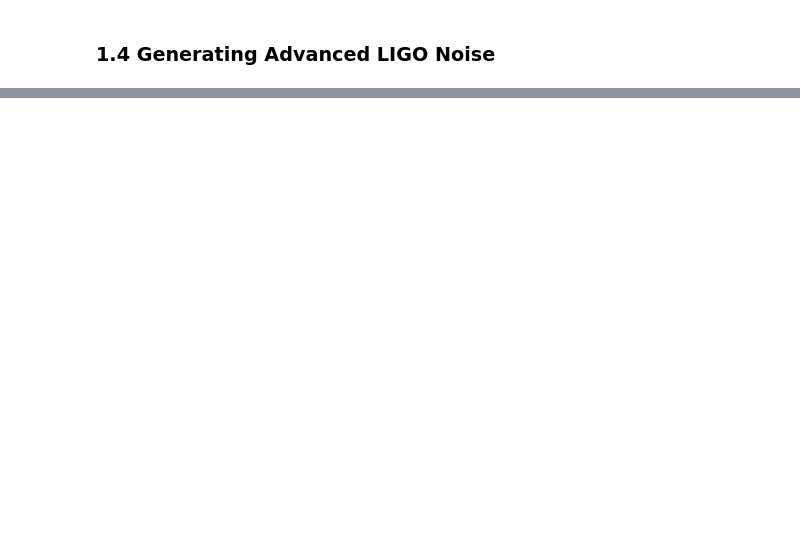
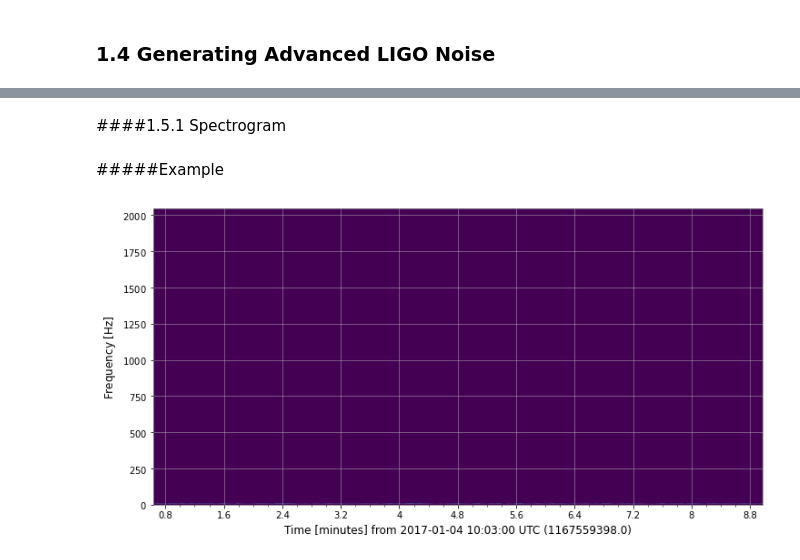
Before and after one commit to xli2522/GW-SignalGen, a Jupyter notebook: GW_gen.ipynb, the cells around one changed output, grey strips where cells are left out. Saved outputs shown, nothing was run; the diff lists cells and outputs as text; code cells hidden in the pictures; blank space fills up the shorter version.

Commit message:
Spectrogram and Q-Transform examples

```diff
--- a/GW_gen.ipynb
+++ b/GW_gen.ipynb
@@ -293,0 +283,12 @@ Text(0, 0.5, 'Normalized amplitude')
+# %%
+from gwosc.datasets import event_gps
+from gwpy.timeseries import TimeSeries
+#gps = '1160657033'
+gps = event_gps('GW170104')
+print(gps)
+print("GW170104 GPS:", gps)
+
+ldata = TimeSeries.fetch_open_data('L1', int(gps)-500, int(gps)+0, cache=True)
+print("GW170104 data")
+# check data type
+print(ldata)
@@ -293,0 +307,10 @@ Text(0, 0.5, 'Normalized amplitude')
+# %% [markdown]
+####1.5.1 Spectrogram
+# %% [markdown]
+#####Example
+# %%
+
+specgram = ldata.spectrogram2(fftlength=4, overlap=2, window='hann') ** (1/2.)
+plot = specgram.plot()
+# %% [output]
+[figure, added]
```
Also changed, not shown: parts of 23 cells of this notebook.
